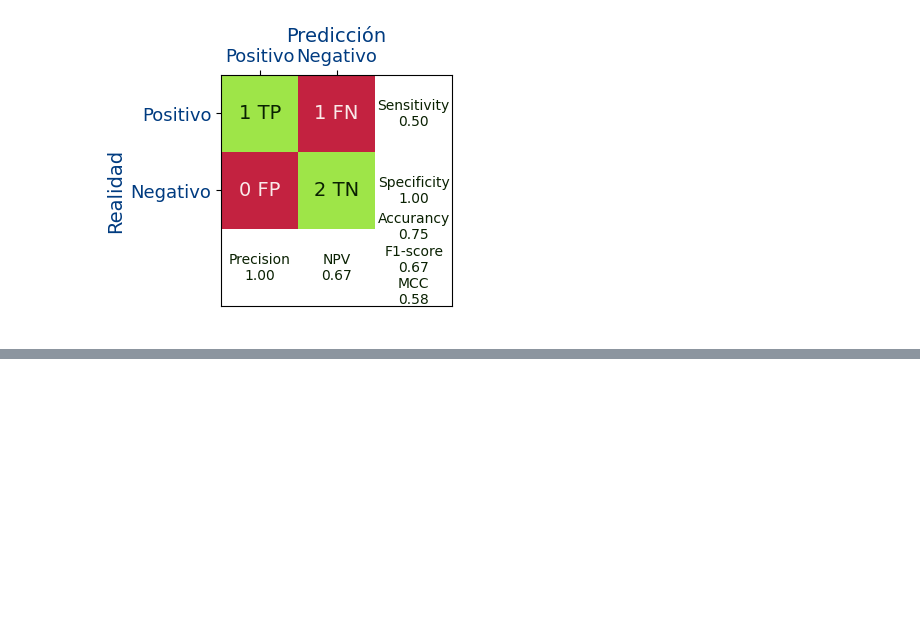
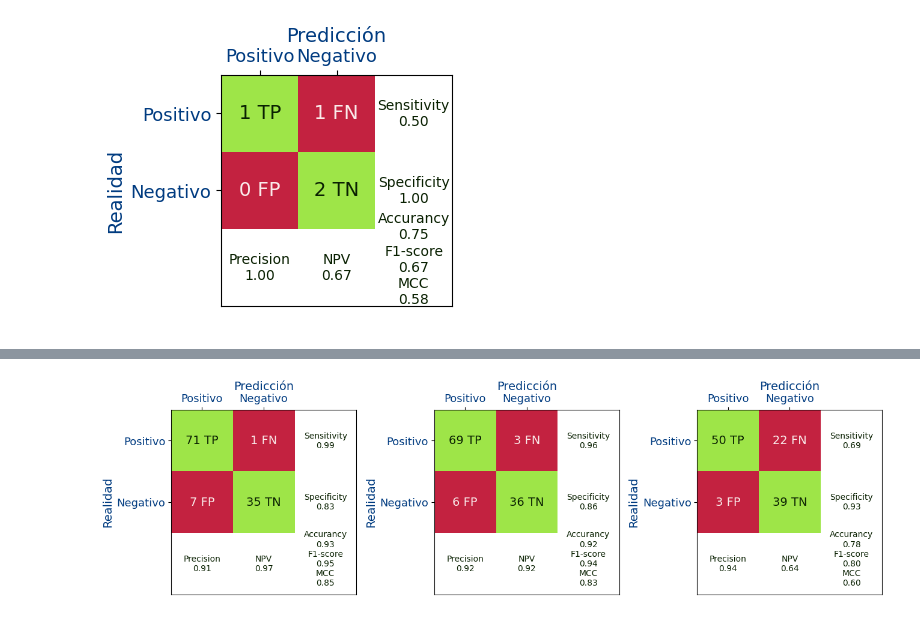
Before and after one commit to logongas/soluciones_ejercicios_modulo_pia, a Jupyter notebook: tema_07/ejercicios_tema_07_c_metricas.ipynb, the cells around one changed output, grey strips where cells are left out. Drawn from its saved outputs; the diff is of its cells as text; code cells hidden in the pictures; blank space fills up the shorter version.

```diff
--- a/tema_07/ejercicios_tema_07_c_metricas.ipynb
+++ b/tema_07/ejercicios_tema_07_c_metricas.ipynb
@@ -284,0 +341,15 @@ sklearn.metrics.f1_score(t,p)
+# %%
+#Ejercicio 3.B
+
+figure=plt.figure(figsize=(16,4))
+axes=figure.add_subplot(1,3,1)
+plot_matriz_confusion_metrics(axes,y_true,y_score,threshold=0.4,fontsize=14)
+axes=figure.add_subplot(1,3,2)
+plot_matriz_confusion_metrics(axes,y_true,y_score,threshold=0.5,fontsize=14)
+axes=figure.add_subplot(1,3,3)
+plot_matriz_confusion_metrics(axes,y_true,y_score,threshold=0.85,fontsize=14)
+
+
+print("El mejor umbral para esta red sería 0.4 ya que hay menos falsos negativos, es decir que tiene una mejor sensitividad")
+# %% [output]
+[figure, added]
```
Also changed, not shown: parts of 6 cells of this notebook.
